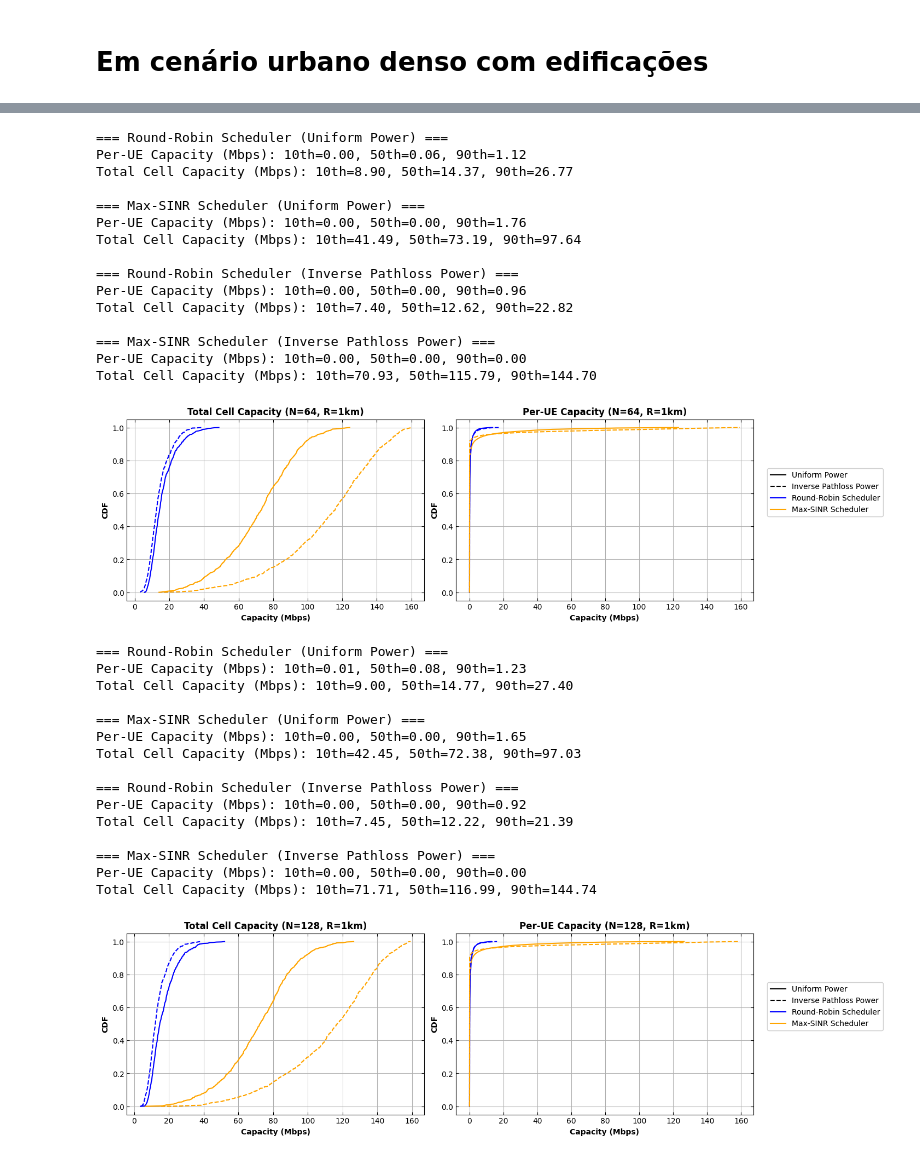
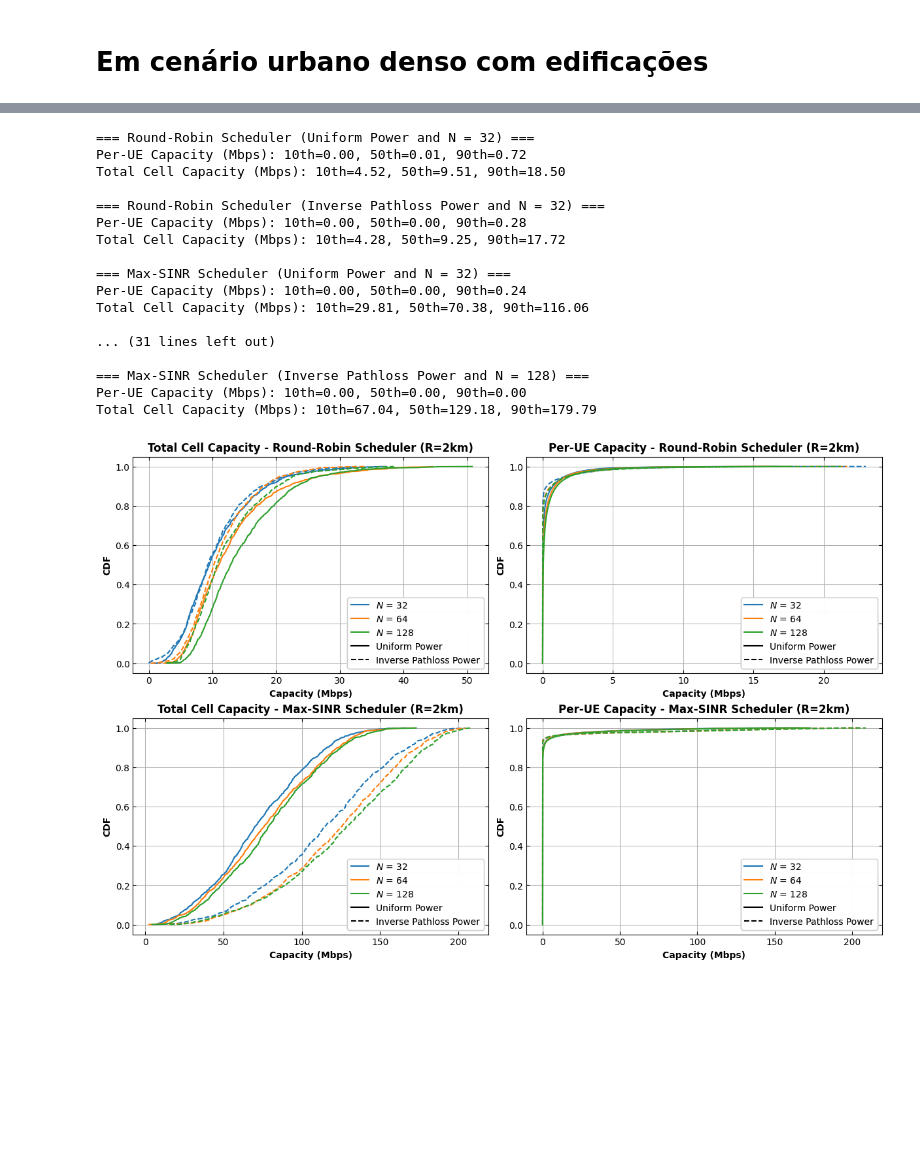
Before and after one commit to marianamf0/system_ofdma, a Jupyter notebook: atividade.ipynb, the cells around one changed output, grey strips where cells are left out. Drawn from its saved outputs; the diff is of its cells as text; code cells hidden in the pictures; blank space fills up the shorter version.

```diff
--- a/atividade.ipynb
+++ b/atividade.ipynb
@@ -156,40 +82,22 @@ Total Cell Capacity (Mbps): 10th=71.54, 50th=113.79, 90th=144.52
 # %%
-result_2_n5 = analysis_per_scheduler(number_subcarriers=64, path_loss_exponent=5, cell_radius=1000, verbose=True)
-graphic_cdf_per_scheduler(output=result_2_n5, title_xlabel="Capacity (Mbps)", title_parameters="N=64, R=1km")
+result_2km_n5 = analysis_per_scheduler(path_loss_exponent=5, cell_radius=2000, verbose=True)
+graphic_cdf_per_scheduler(output=result_2km_n5, title_xlabel="Capacity (Mbps)", title_parameters="R=2km")
 # %% [output]
-=== Round-Robin Scheduler (Uniform Power) ===
-Per-UE Capacity (Mbps): 10th=0.00, 50th=0.06, 90th=1.12
-Total Cell Capacity (Mbps): 10th=8.90, 50th=14.37, 90th=26.77
+=== Round-Robin Scheduler (Uniform Power and N = 32) ===
+Per-UE Capacity (Mbps): 10th=0.00, 50th=0.01, 90th=0.72
+Total Cell Capacity (Mbps): 10th=4.52, 50th=9.51, 90th=18.50
 
-=== Max-SINR Scheduler (Uniform Power) ===
-Per-UE Capacity (Mbps): 10th=0.00, 50th=0.00, 90th=1.76
-Total Cell Capacity (Mbps): 10th=41.49, 50th=73.19, 90th=97.64
+=== Round-Robin Scheduler (Inverse Pathloss Power and N = 32) ===
+Per-UE Capacity (Mbps): 10th=0.00, 50th=0.00, 90th=0.28
+Total Cell Capacity (Mbps): 10th=4.28, 50th=9.25, 90th=17.72
 
-=== Round-Robin Scheduler (Inverse Pathloss Power) ===
-Per-UE Capacity (Mbps): 10th=0.00, 50th=0.00, 90th=0.96
-Total Cell Capacity (Mbps): 10th=7.40, 50th=12.62, 90th=22.82
+=== Max-SINR Scheduler (Uniform Power and N = 32) ===
+Per-UE Capacity (Mbps): 10th=0.00, 50th=0.00, 90th=0.24
+Total Cell Capacity (Mbps): 10th=29.81, 50th=70.38, 90th=116.06
 
-=== Max-SINR Scheduler (Inverse Pathloss Power) ===
+... (31 lines left out)
+
+=== Max-SINR Scheduler (Inverse Pathloss Power and N = 128) ===
 Per-UE Capacity (Mbps): 10th=0.00, 50th=0.00, 90th=0.00
-Total Cell Capacity (Mbps): 10th=70.93, 50th=115.79, 90th=144.70
+Total Cell Capacity (Mbps): 10th=67.04, 50th=129.18, 90th=179.79
-[figure, old version]
+[figure, new version]
-# %%
-result_3_n5 = analysis_per_scheduler(number_subcarriers=128, path_loss_exponent=5, cell_radius=1000, verbose=True)
-graphic_cdf_per_scheduler(output=result_3_n5, title_xlabel="Capacity (Mbps)", title_parameters="N=128, R=1km")
-# %% [output]
-=== Round-Robin Scheduler (Uniform Power) ===
-Per-UE Capacity (Mbps): 10th=0.01, 50th=0.08, 90th=1.23
-Total Cell Capacity (Mbps): 10th=9.00, 50th=14.77, 90th=27.40
-
-=== Max-SINR Scheduler (Uniform Power) ===
-Per-UE Capacity (Mbps): 10th=0.00, 50th=0.00, 90th=1.65
-Total Cell Capacity (Mbps): 10th=42.45, 50th=72.38, 90th=97.03
-
-=== Round-Robin Scheduler (Inverse Pathloss Power) ===
-Per-UE Capacity (Mbps): 10th=0.00, 50th=0.00, 90th=0.92
-Total Cell Capacity (Mbps): 10th=7.45, 50th=12.22, 90th=21.39
-
-=== Max-SINR Scheduler (Inverse Pathloss Power) ===
-Per-UE Capacity (Mbps): 10th=0.00, 50th=0.00, 90th=0.00
-Total Cell Capacity (Mbps): 10th=71.71, 50th=116.99, 90th=144.74
-[figure, removed]
```
Also changed, not shown: parts of 10 cells of this notebook, 2 other files.
